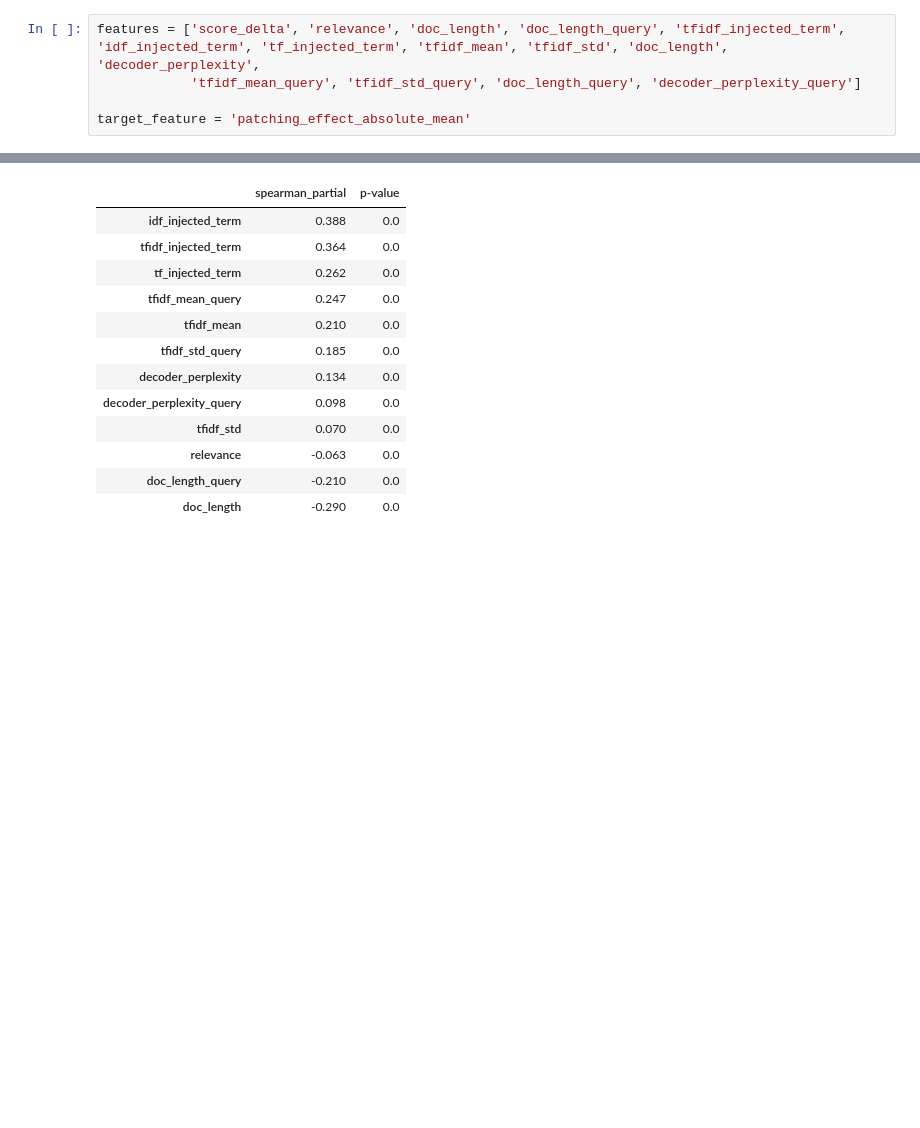
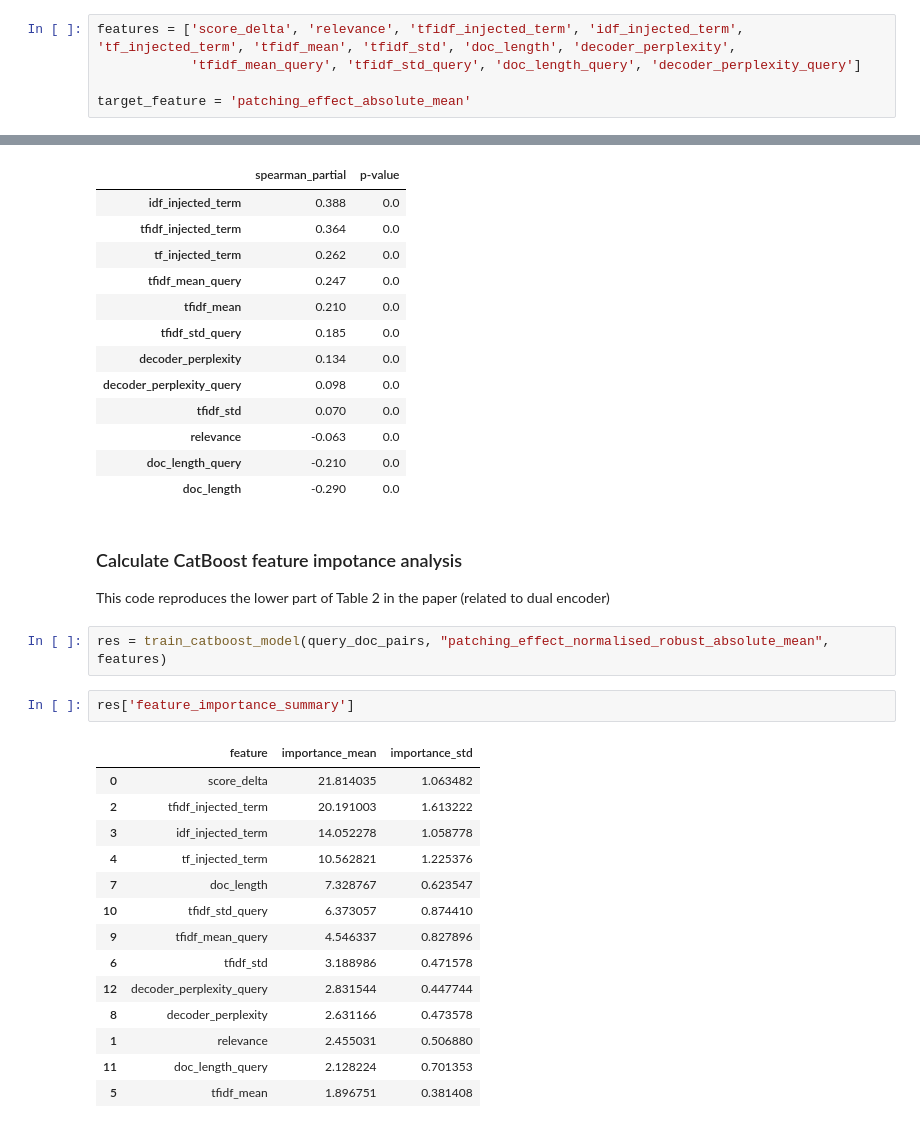
Before and after one commit to polgrisha/best-practices-ir-patching, a Jupyter notebook: notebooks/dual_encoder_correlation_analysis_TFC1.ipynb, the cells around one changed output, grey strips where cells are left out. Cells and saved outputs as stored; diff of their text form; blank space fills up the shorter version.

```diff
--- a/notebooks/dual_encoder_correlation_analysis_TFC1.ipynb
+++ b/notebooks/dual_encoder_correlation_analysis_TFC1.ipynb
@@ -203,7 +199,7 @@ Index(['qid', 'query', 'docno', 'text', 'relevance', 'perturbed',
        'patching_effect_normalised_robust_absolute_mean'],
       dtype='object')
 # %%
-features = ['score_delta', 'relevance', 'doc_length', 'doc_length_query', 'tfidf_injected_term', 'idf_injected_term', 'tf_injected_term', 'tfidf_mean', 'tfidf_std', 'doc_length', 'decoder_perplexity',
+features = ['score_delta', 'relevance', 'tfidf_injected_term', 'idf_injected_term', 'tf_injected_term', 'tfidf_mean', 'tfidf_std', 'doc_length', 'decoder_perplexity',
             'tfidf_mean_query', 'tfidf_std_query', 'doc_length_query', 'decoder_perplexity_query']
 
 target_feature = 'patching_effect_absolute_mean'
@@ -223,3 +219,26 @@ output_partial_correlations(features, target_feature, query_doc_pairs, features_
 | relevance | -0.063 | 0.0 |
 | doc_length_query | -0.210 | 0.0 |
 | doc_length | -0.290 | 0.0 |
+# %% [markdown]
+### Calculate CatBoost feature impotance analysis
+
+This code reproduces the lower part of Table 2 in the paper (related to dual encoder)
+# %%
+res = train_catboost_model(query_doc_pairs, "patching_effect_normalised_robust_absolute_mean", features)
+# %%
+res['feature_importance_summary']
+# %% [output]
+|  | feature | importance_mean | importance_std |
+| 0 | score_delta | 21.814035 | 1.063482 |
+| 2 | tfidf_injected_term | 20.191003 | 1.613222 |
+| 3 | idf_injected_term | 14.052278 | 1.058778 |
+| 4 | tf_injected_term | 10.562821 | 1.225376 |
+| 7 | doc_length | 7.328767 | 0.623547 |
+| 10 | tfidf_std_query | 6.373057 | 0.874410 |
+| 9 | tfidf_mean_query | 4.546337 | 0.827896 |
+| 6 | tfidf_std | 3.188986 | 0.471578 |
+| 12 | decoder_perplexity_query | 2.831544 | 0.447744 |
+| 8 | decoder_perplexity | 2.631166 | 0.473578 |
+| 1 | relevance | 2.455031 | 0.506880 |
+| 11 | doc_length_query | 2.128224 | 0.701353 |
+| 5 | tfidf_mean | 1.896751 | 0.381408 |
```
Also changed, not shown: parts of 2 cells of this notebook, 3 other files.
